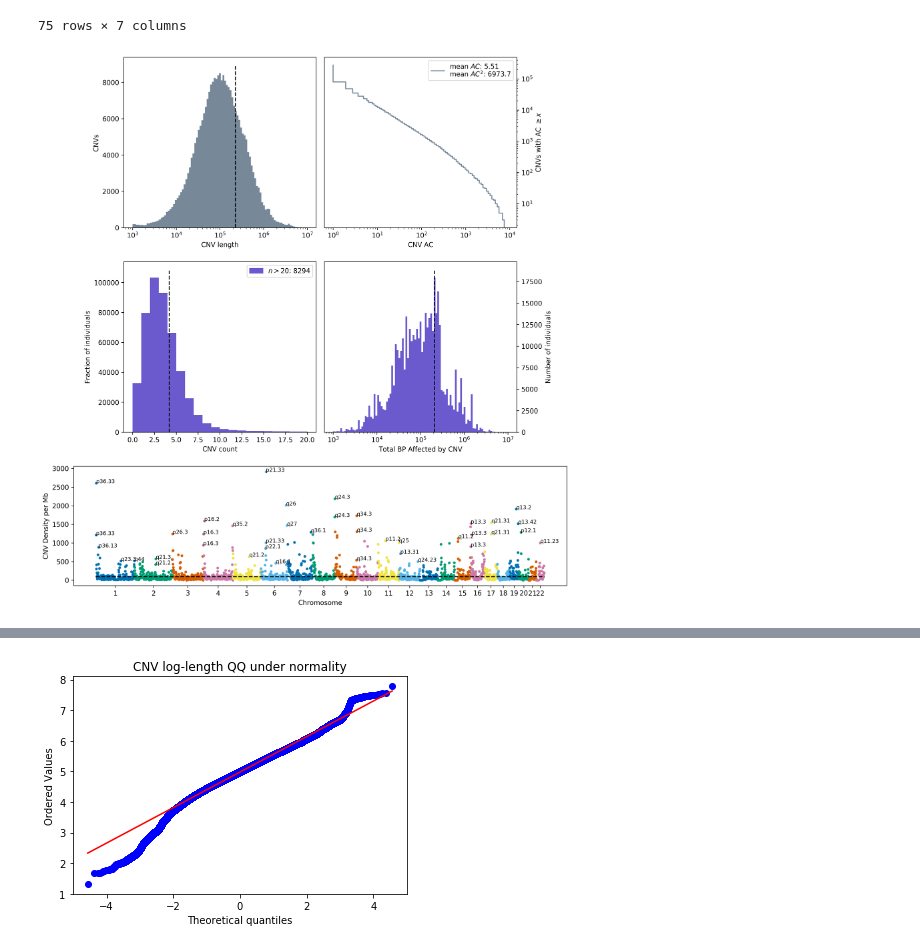
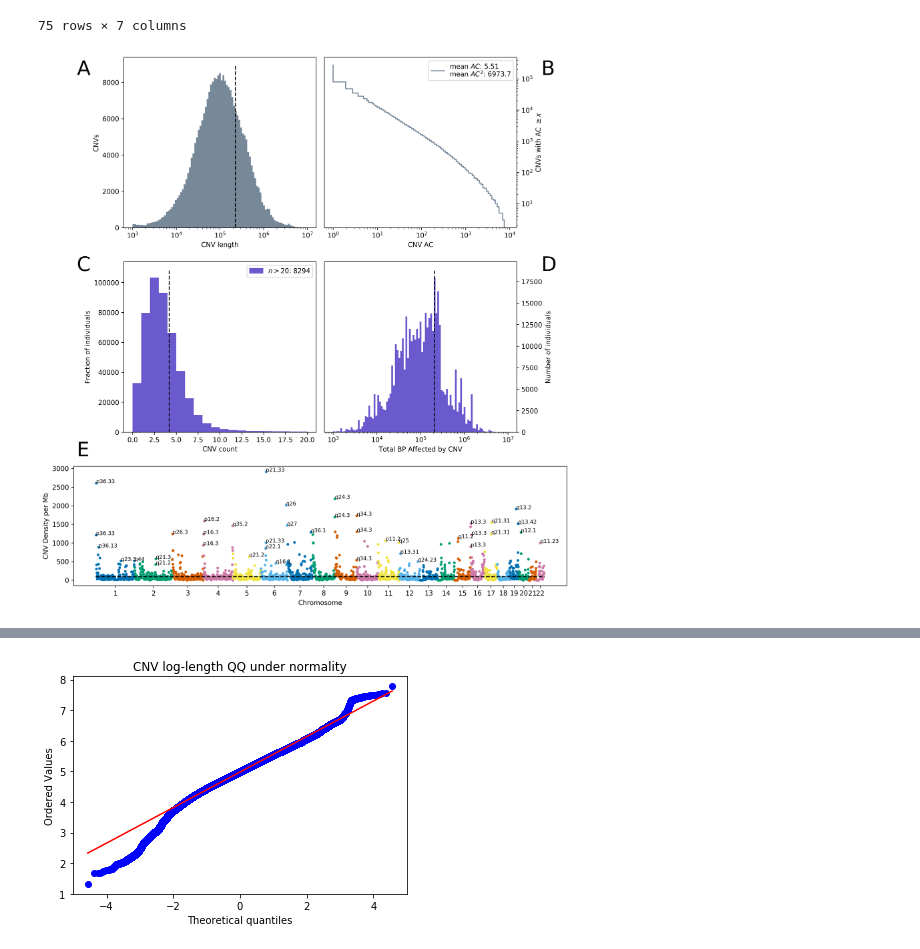
Before and after one commit to priestlab/cnv-ukb, a Jupyter notebook: figures/Figure1-Population_CNV_Burden.ipynb, the cells around one changed output, grey strips where cells are left out. Saved outputs shown, nothing was run; the diff lists cells and outputs as text; code cells hidden in the pictures.

Commit message:
renamed and updated figures

```diff
--- a/figures/Figure1-Population_CNV_Burden.ipynb
+++ b/figures/Figure1-Population_CNV_Burden.ipynb
@@ -180,34 +180,41 @@ for c in range(1,23):
                                       (cnv_data['BP2'] > (bin_ix * binsize)) &
                                       (cnv_data['BP1'] < ((bin_ix + 1)*binsize))].shape[0])
         while (bin_ix * binsize) >= int(bands.loc[band_ix,'bp2']) + binsize/2:
             band_ix += 1
         bin_to_band.append(bands.loc[band_ix, 'band'])
         bin_ix += 1
     band_ix += 1
     counts_by_chr.append(bin_ix)
 
 
 chr_ixs = np.cumsum([0]+counts_by_chr)
 # plot the points
 for c in range(22):
     plt.plot(list(range(chr_ixs[c], chr_ixs[c+1])), counts_by_bin[chr_ixs[c]:chr_ixs[c+1]], '.')
 plt.plot([0, chr_ixs[-1]],[cnv_data.shape[0]/chr_ixs[-1], cnv_data.shape[0]/chr_ixs[-1]], 'k--')
 
 plt.xticks([chr_ixs[c] + (chr_ixs[c+1]-chr_ixs[c])/2 for c in range(len(counts_by_chr))],
            [str(c+1) for c in range(len(counts_by_chr))])
 plt.xlabel('Chromosome'), plt.ylabel('CNV Density per Mb')
 
 # add labels
 for n in range(len(bin_to_band)):
     if counts_by_bin[n] > 400 and (all([abs(counts_by_bin[n] - counts_by_bin[i]) > 150
                                             for i in range(max(n-59,0),min(len(bin_to_band), n+60)) if n != i])
                                    or all([counts_by_bin[n] >= counts_by_bin[i]
                                             for i in range(max(0,n-59),min(len(bin_to_band), n+60))])):
         plt.annotate(bin_to_band[n], [n, counts_by_bin[n]], fontsize=8)
 
+# figure labels
+fig.text(0.13, 0.855, 'A', fontsize='30')
+fig.text(0.86, 0.855, 'B', fontsize='30')
+fig.text(0.13, 0.575, 'C', fontsize='30')
+fig.text(0.86, 0.575, 'D', fontsize='30')
+fig.text(0.13, 0.31, 'E', fontsize='30')
+plt.savefig('Figure1.pdf')
 plt.show()
 # %% [output]
-[figure, old version]
+[figure, new version]
 # %%
 # Supplement: CNV length stratified by deletion (above), or insertion (below)
 fig = plt.figure(figsize=(12,8), dpi=600)
```
Also changed, not shown: parts of 16 cells of this notebook, 12 other files.
